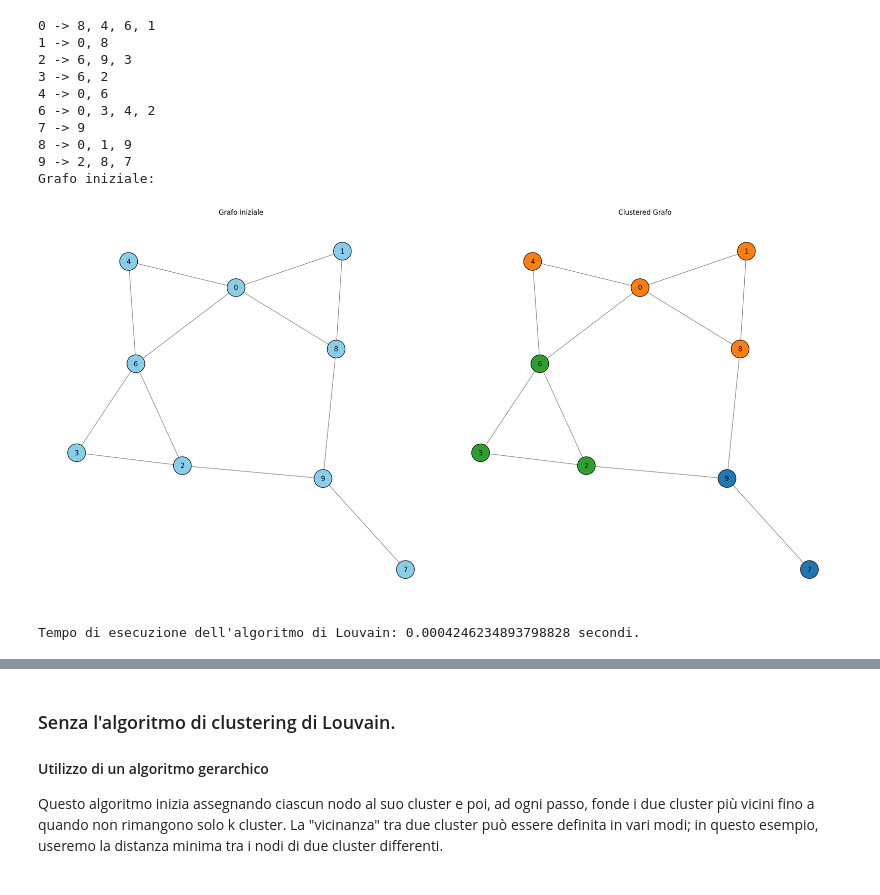
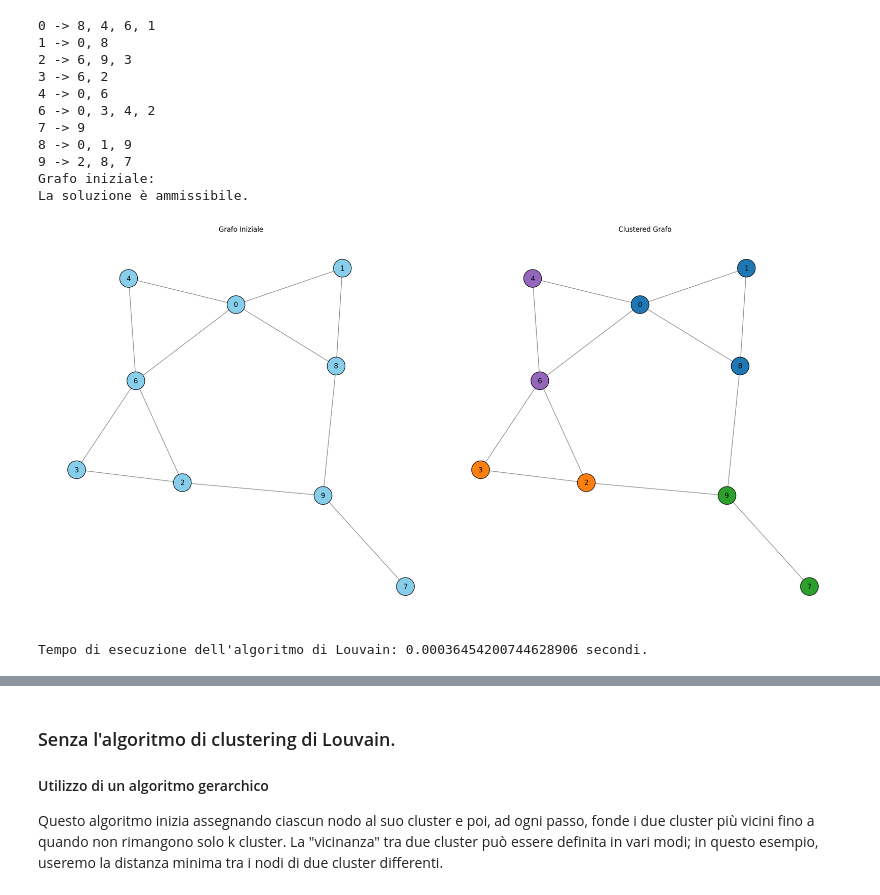
Before and after one commit to ele10-code/k-clustering, a Jupyter notebook: k-clustering.ipynb, the cells around one changed output, grey strips where cells are left out. Cells and saved outputs as stored; diff of their text form; code cells hidden in the pictures.

Commit message:
aggiunta dell'ammissibilità

```diff
--- a/k-clustering.ipynb
+++ b/k-clustering.ipynb
@@ -63,34 +75,50 @@ def converti_grafo_personalizzato_in_networkx(grafo_personalizzato):
             G.add_edge(vertice, adiacente)
     return G
 
+""" def divide_into_clusters(graph, k):
+    partition = community_louvain.best_partition(graph)
+    clusters = [[] for _ in range(k)]
+    for node, cluster_index in partition.items():
+        clusters[cluster_index].append(node)
+    return clusters  """
+
 def divide_into_clusters(graph, k):
     partition = community_louvain.best_partition(graph)
     clusters = [[] for _ in range(k)]
     for node, cluster_index in partition.items():
         clusters[cluster_index].append(node)
+
+    while len([c for c in clusters if c]) < k:
+        # Trova il cluster più grande
+        max_cluster_index = max(range(k), key=lambda i: len(clusters[i]))
+        if len(clusters[max_cluster_index]) < 2:
+            # Se il cluster più grande ha meno di due nodi, non può essere diviso
+            break
+        # Sostituisci il cluster più grande con due nuovi cluster, divisi in modo casuale
+        cluster = clusters[max_cluster_index]
+        half = len(cluster) // 2
+        clusters.append(cluster[:half])
+        clusters[max_cluster_index] = cluster[half:]
+
     return clusters
 
-""" def divide_into_clusters(graph, k):
-    partition = community_louvain.best_partition(graph)
-    clusters = [[] for _ in range(k)]
-    for node, cluster_index in partition.items():
-        clusters[cluster_index].append(node)
+def check_solution(graph, clusters):
+    total_nodes = sum(len(cluster) for cluster in clusters)
+    if total_nodes != graph.number_of_nodes():
+        print("Ogni nodo deve essere in un solo cluster.")
+        return False
 
-    # Aggiungo l'assegnazione delle etichette dei cluster ai nodi
-    for cluster_index, cluster in enumerate(clusters):
+    for cluster in clusters:
         for node in cluster:
-            graph.nodes[node]['cluster'] = cluster_index
+            node_neighbors = set(graph.neighbors(node))
+            cluster_set = set(cluster)
+            if not node_neighbors & cluster_set:
+                print("Ogni nodo deve essere collegato in qualche modo ad un altro nodo del cluster.")
+                return False
 
-    # Elimino i bordi tra i cluster e li conto
-    edge_count = 0
-    edges_to_remove = []
-    for edge in graph.edges:
-        if graph.nodes[edge[0]]['cluster'] != graph.nodes[edge[1]]['cluster']:
-            edge_count += 1
-            edges_to_remove.append(edge)
-    graph.remove_edges_from(edges_to_remove)
+    print("La soluzione è ammissibile.")
+    return True
 
-    return clusters, edge_count """
 
 if __name__ == "__main__":
     grafo = Graph()
@@ -118,32 +146,36 @@ if __name__ == "__main__":
 
     G_initial = converti_grafo_personalizzato_in_networkx(grafo)
     print("Grafo iniziale:")
     plot_graph(G_initial, "Grafo Iniziale", 121)
 
     k = 4
     start_time = time.time()
     clusters = divide_into_clusters(G_initial, k)
     # clusters, edge_count = divide_into_clusters(G_initial, k)
     end_time = time.time()
     elapsed_time = end_time - start_time
 
+    clusters = divide_into_clusters(G_initial, k)
+    check_solution(G_initial, clusters)
+
     plot_graph(G_initial, "Clustered Grafo", 122, colors=clusters)
 
     plt.tight_layout()
     plt.savefig("grafo.png")
     plt.show()
 
     print(f"Tempo di esecuzione dell'algoritmo di Louvain: {elapsed_time} secondi.")
 # %% [output]
 0 -> 8, 4, 6, 1
 1 -> 0, 8
 2 -> 6, 9, 3
 3 -> 6, 2
 4 -> 0, 6
 6 -> 0, 3, 4, 2
 7 -> 9
 8 -> 0, 1, 9
 9 -> 2, 8, 7
 Grafo iniziale:
+La soluzione è ammissibile.
-[figure, old version]
+[figure, new version]
-Tempo di esecuzione dell'algoritmo di Louvain: 0.0004246234893798828 secondi.
+Tempo di esecuzione dell'algoritmo di Louvain: 0.00036454200744628906 secondi.
```
Also changed, not shown: parts of 5 cells of this notebook, 2 other files.
